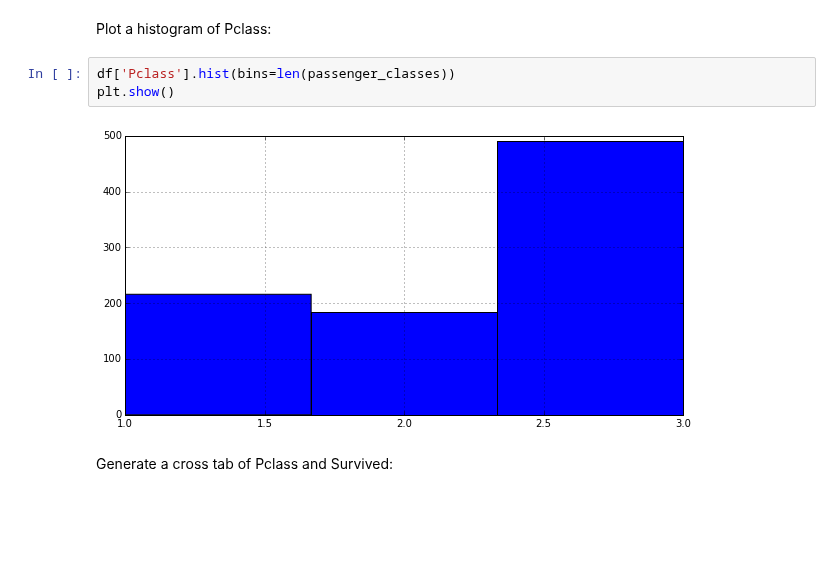
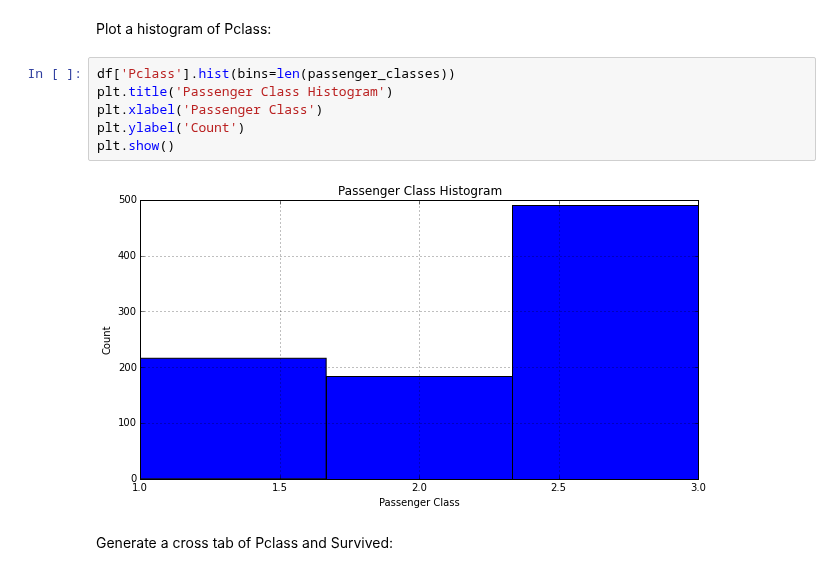
Before and after one commit to donnemartin/data-science-ipython-notebooks, a Jupyter notebook: kaggle/titanic.ipynb, the cells around one changed output. Cells and saved outputs as stored; diff of their text form; blank space fills up the shorter version.

Commit message:
Added title and axes labels for passenger classes charts.

```diff
--- a/kaggle/titanic.ipynb
+++ b/kaggle/titanic.ipynb
@@ -181,9 +181,12 @@ array([1, 2, 3])
 Plot a histogram of Pclass:
 # %%
 df['Pclass'].hist(bins=len(passenger_classes))
+plt.title('Passenger Class Histogram')
+plt.xlabel('Passenger Class')
+plt.ylabel('Count')
 plt.show()
 # %% [output]
-[figure, old version]
+[figure, new version]
 # %% [markdown]
 Generate a cross tab of Pclass and Survived:
 # %%
```
Also changed, not shown: parts of 4 cells of this notebook.
